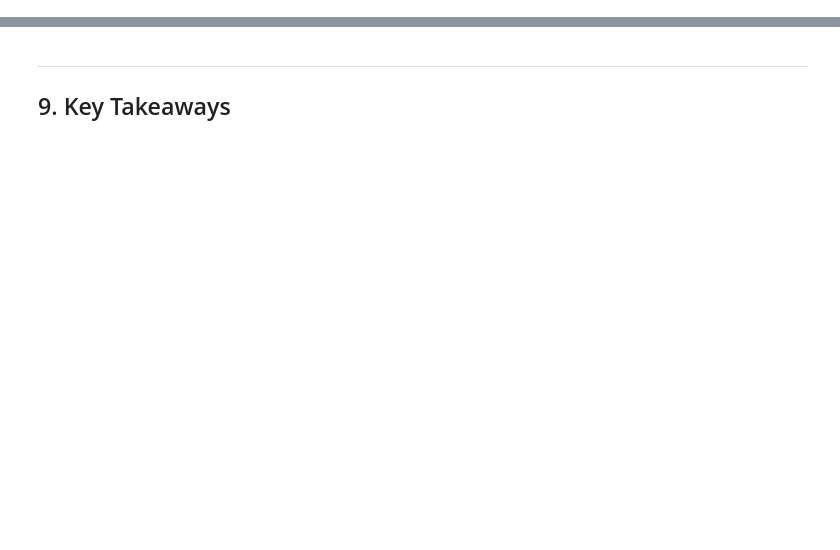
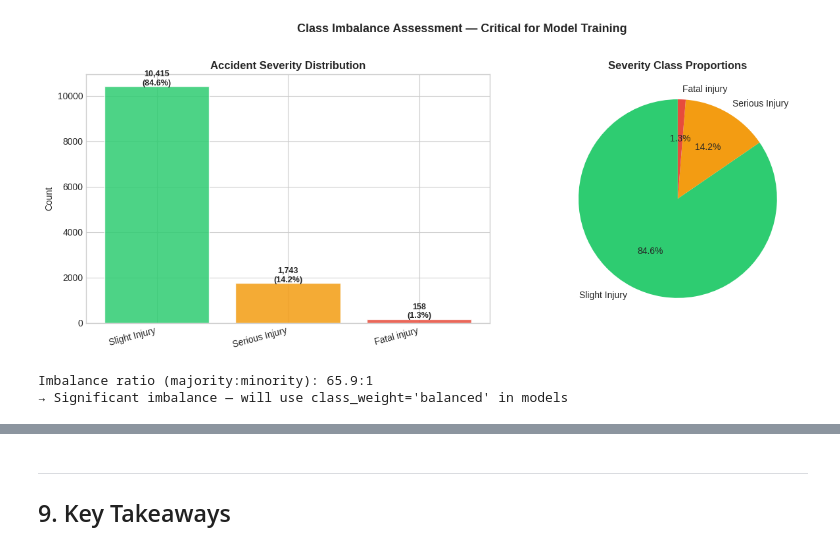
Before and after one commit to Deanmeisong/kaggle_competition, a Jupyter notebook: housing-affordability-prediction.ipynb, the cells around one changed output, grey strips where cells are left out. Saved outputs shown, nothing was run; the diff lists cells and outputs as text; code cells hidden in the pictures; blank space fills up the shorter version.

Commit message:
Kaggle Notebook | road-safety-severity-prediction | Version 3

```diff
--- a/housing-affordability-prediction.ipynb
+++ b/housing-affordability-prediction.ipynb
@@ -1099,0 +186,33 @@ This model, if adapted to Australian data, would serve multiple government stake
+# %%
+# Target distribution visualization
+fig, axes = plt.subplots(1, 2, figsize=(13, 5))
+
+# Class distribution
+vc = df[TARGET].value_counts()
+severity_colors = [C_GREEN, C_ORANGE, C_RED][:len(vc)]
+axes[0].bar(range(len(vc)), vc.values, color=severity_colors, edgecolor='white', alpha=0.85)
+axes[0].set_xticks(range(len(vc)))
+axes[0].set_xticklabels(vc.index, rotation=15, ha='right')
+axes[0].set_ylabel('Count')
+axes[0].set_title('Accident Severity Distribution', fontweight='bold')
+for i, v in enumerate(vc.values):
+    axes[0].text(i, v + 50, f'{v:,}\n({v/len(df)*100:.1f}%)', ha='center', fontsize=9, fontweight='bold')
+
+# Imbalance ratio
+props = vc.values / vc.values.sum() * 100
+axes[1].pie(props, labels=vc.index, autopct='%1.1f%%', colors=severity_colors, startangle=90)
+axes[1].set_title('Severity Class Proportions', fontweight='bold')
+
+plt.suptitle('Class Imbalance Assessment — Critical for Model Training', fontweight='bold', fontsize=13, y=1.02)
+plt.tight_layout()
+plt.savefig('target_distribution.png', dpi=120, bbox_inches='tight')
+plt.show()
+
+majority_class = vc.values[0]
+minority_class = vc.values[-1]
+print(f"Imbalance ratio (majority:minority): {majority_class/minority_class:.1f}:1")
+print("→ Significant imbalance — will use class_weight='balanced' in models")
+# %% [output]
+[figure, added]
+Imbalance ratio (majority:minority): 65.9:1
+→ Significant imbalance — will use class_weight='balanced' in models
```
Also changed, not shown: parts of 51 cells of this notebook.
